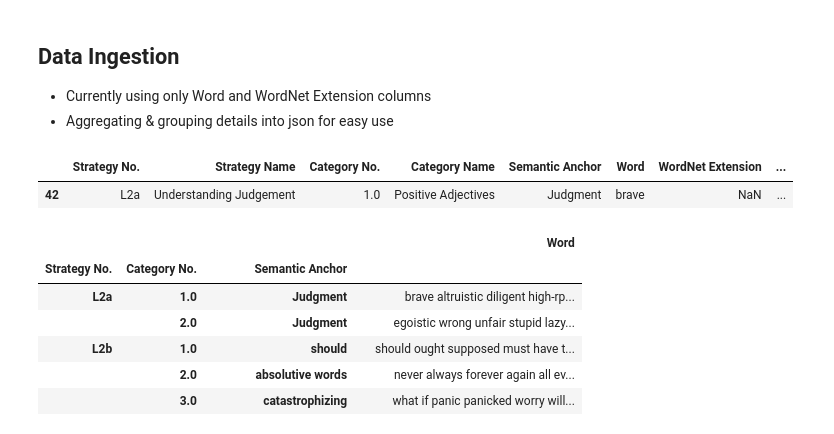
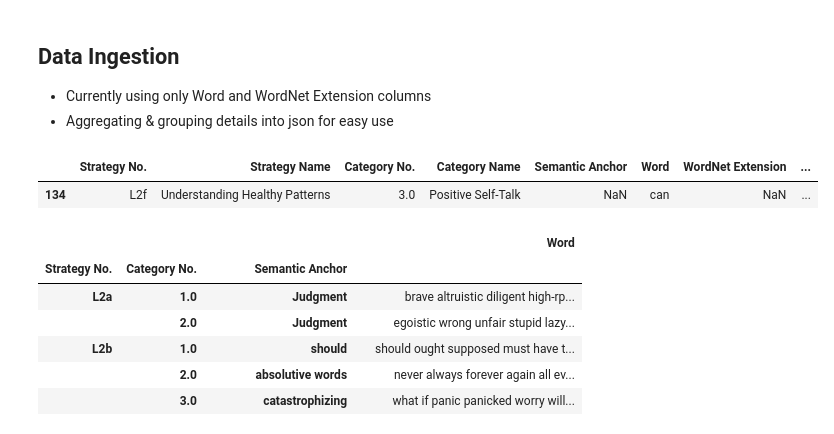
Before and after one commit to ucla-hci/journal, a Jupyter notebook: dict/data_ingestion.ipynb, the cells around one changed output. Saved outputs shown, nothing was run; the diff lists cells and outputs as text; code cells hidden in the pictures.

```diff
--- a/dict/data_ingestion.ipynb
+++ b/dict/data_ingestion.ipynb
@@ -10,10 +10,10 @@ import numpy as np
 # %%
 df = pd.read_csv('dict4dataset_06_23_22.csv')
 # %%
-df[df['Word']=='brave']
+df[df['Word']=='can']
 # %% [output]
 |  | Strategy No. | Strategy Name | Category No. | Category Name | Semantic Anchor | Word | WordNet Extension | ... |
-| 42 | L2a | Understanding Judgement | 1.0 | Positive Adjectives | Judgment | brave | NaN | ... |
+| 134 | L2f | Understanding Healthy Patterns | 3.0 | Positive Self-Talk | NaN | can | NaN | ... |
 # %%
 df_clean = df.dropna(subset=['Strategy No.'])
 df_clean = df_clean[df_clean['Strategy No.'].str.contains('L2')]
```
Also changed, not shown: parts of 1 cell of this notebook, 5 other files.
